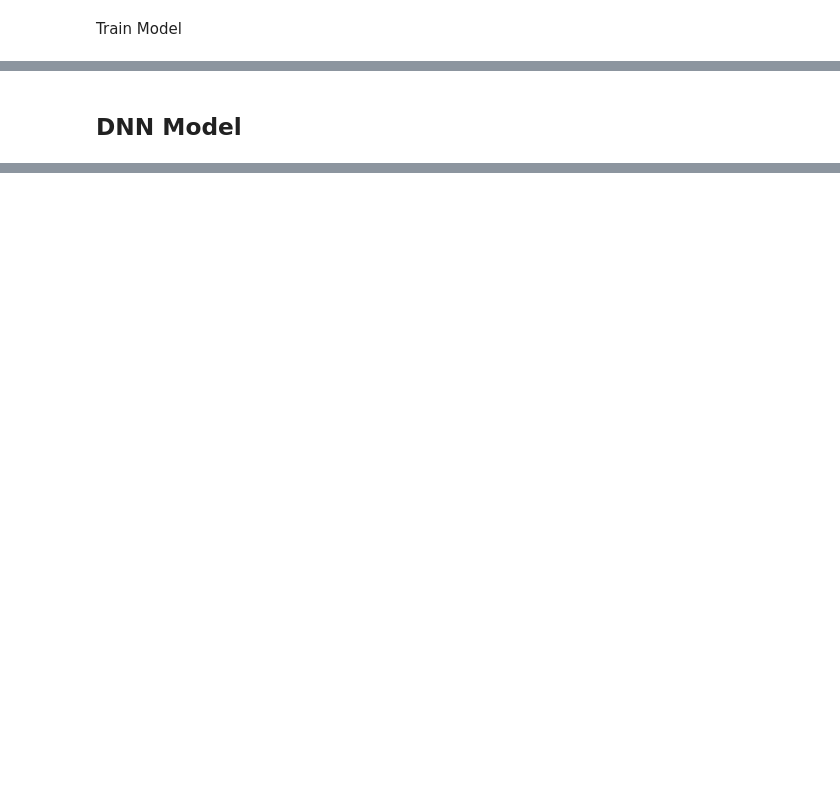
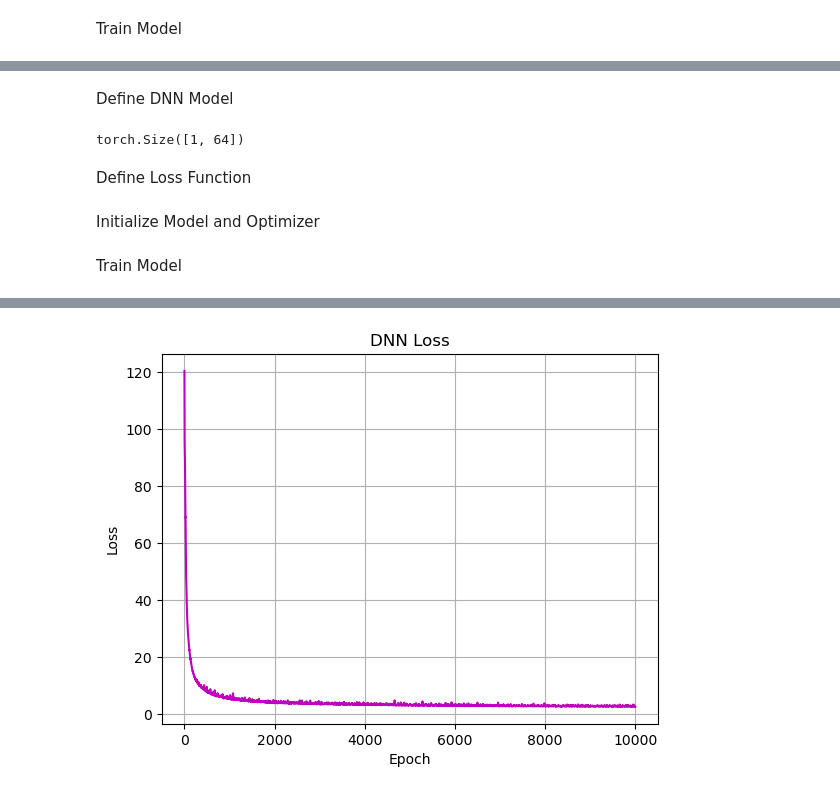
Before and after one commit to iangill11/MLuSHrooM, a Jupyter notebook: model/model.ipynb, the cells around one changed output, grey strips where cells are left out. Cells and saved outputs as stored; diff of their text form; code cells hidden in the pictures; blank space fills up the shorter version.

```diff
--- a/model/model.ipynb
+++ b/model/model.ipynb
@@ -494,2 +557,2 @@ torch.save(model.state_dict(), 'CVAE_model.pth')
 # %% [markdown]
-## DNN Model
+Define DNN Model
@@ -495,0 +572,51 @@ torch.save(model.state_dict(), 'CVAE_model.pth')
+# %%
+# test DNN
+dnn = DNN(latent_dim)
+output = dnn(z_train_data[0].unsqueeze(0))
+
+print(output.size())
+# %% [output]
+torch.Size([1, 64])
+# %% [markdown]
+Define Loss Function
+# %%
+# define loss function for DNN
+def loss_function_dnn(output, z):
+    return F.mse_loss(output, z, reduction='sum')
+# %% [markdown]
+Initialize Model and Optimizer
+# %%
+dnnmodel = DNN(latent_dim)
+optimizer = optim.Adam(dnnmodel.parameters(), lr=lr_dnn)
+# %% [markdown]
+Train Model
+# %%
+# create loss list to visualize loss
+loss_list = []
+
+# Training loop
+for epoch in range(num_epochs_dnn):
+    dnnmodel.train()
+    train_loss = 0
+    for i, batch in enumerate(z_train_loader): # get sample and target batches
+        sample, target = batch
+        optimizer.zero_grad()
+        output = dnnmodel(sample)
+        loss = loss_function_dnn(output, target)
+        loss.backward()
+        train_loss += loss.item()
+        optimizer.step()
+
+    avg_loss = train_loss / len(z_train_loader.dataset)
+    print(f"Epoch {epoch+1}/{num_epochs_dnn}, Loss: {avg_loss:.4f}")
+    loss_list.append(avg_loss)
+
+# plot loss
+plt.figure()
+plt.plot(loss_list, color = "m")
+plt.xlabel('Epoch')
+plt.ylabel('Loss')
+plt.title('DNN Loss')
+plt.grid()
+plt.show()
+# %% [output]
@@ -495,0 +640 @@ torch.save(model.state_dict(), 'CVAE_model.pth')
+[figure, added]
```
Also changed, not shown: parts of 23 cells of this notebook, 3 other files.
